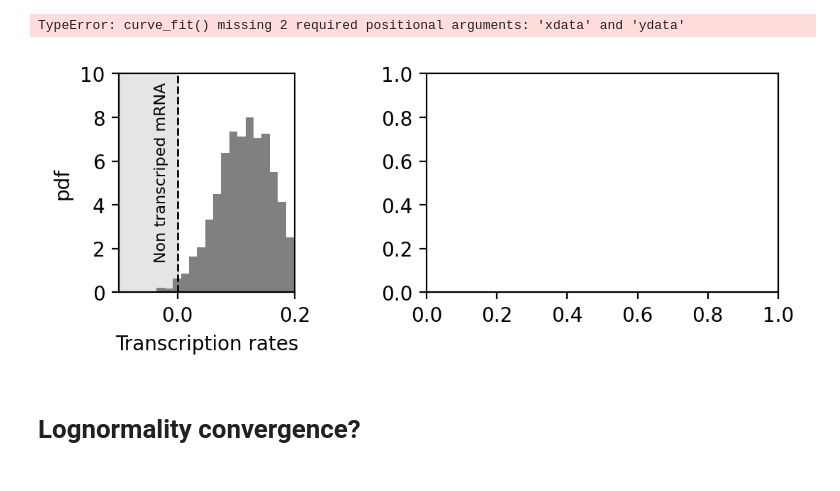
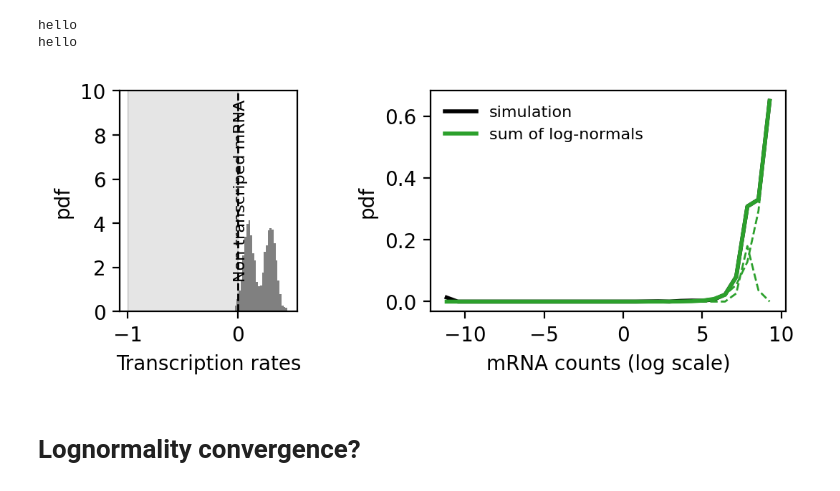
Before and after one commit to janko-petkovic/drawer, a Jupyter notebook: notebooks/proteins.ipynb, the cells around one changed output. Saved outputs shown, nothing was run; the diff lists cells and outputs as text; code cells hidden in the pictures.

```diff
--- a/notebooks/proteins.ipynb
+++ b/notebooks/proteins.ipynb
@@ -13,8 +13,8 @@ def spawn_and_decay(rng, rates, decay_rates):
 
     x = np.zeros_like(rates)
 
-    dt = 1e-2
-    t_steps = 1000
+    dt = 1e-3
+    t_steps = 50000
 
     new_x = rng.uniform(0,1,size=(t_steps, len(x))) < rates.repeat(t_steps).reshape(-1,t_steps).T
 
@@ -28,9 +28,7 @@ class SOG():
     n_components: int
 
     def __post_init__(self):
-        self.components = [
-            self._normal_component for i in range(self.n_components)
-        ]
+        self.components = [self._normal_component for i in range(self.n_components)]
         self.optimized_ps = None
         self.n_bins = None
 
@@ -56,7 +54,7 @@ class SOG():
         vals, bins = np.histogram(data, bins=n_bins, density=True)
         bins = (bins[1:] + bins[:-1])/2
 
-        res = curve_fit(self._residual, x0 = p0.flatten(), args=(bins, vals))
+        res = least_squares(self._residual, x0 = p0.flatten(), args=(bins, vals))
 
         self.optimized_ps = res.x.reshape(self.n_components,-1)
 
@@ -89,10 +87,13 @@ class SOG():
         ax.set_xlabel('mRNA counts (log scale)')
         ax.set_ylabel('pdf')
 # %%
-rates = rng.normal(size=3000)*5e-2 + 1.2e-1
+rates = rng.normal(size=3000)*5e-2 + 1e-1
 # rates = rng.lognormal(1, 0.5, size=3000)/50 - 1.5e-2
-decay_rates = rng.normal(size=3000)*1e-4 + 1.2e-3
-decay_rates = np.ones(3000)*1.5e-3
+
+rates[1500:] += 2e-1
+
+# decay_rates = rng.normal(size=3000)*1e-3 + 1.2e-2
+decay_rates = np.ones(3000)*2e-2
 
 countss = spawn_and_decay(rng, rates, decay_rates)
 countss += 1e-5
@@ -100,40 +101,44 @@ countss += 1e-5
 fig, axs = plt.subplots(
     1,2,
     width_ratios = (1,2),
     figsize=(6,2),
     dpi=200,
 )
 fig.subplots_adjust(wspace=0.5)
 
 ax = axs[0]
 ax.hist(rates, bins=30, density=True, color='gray')
 ax.set_xlabel('Transcription rates')
 ax.set_ylabel('pdf')
 
 ax.axvline(x=0, linestyle='--', linewidth=1, color='black')
 ax.text(-0.04,1.5,'Non transcriped mRNA', rotation=90, fontsize=8)
 ax.fill_between((-1,0),(0,0),(15,15), color='gray', alpha=0.2)
-ax.set_xlim(-0.1,0.2)
+# ax.set_xlim(-0.1,0.2)
 ax.set_ylim(0,10)
 
 
 ax = axs[1]
-model = SOG(n_components=1)
+model = SOG(n_components=2)
+
+# ax.hist(np.log(countss), bins=300);
+# ax.set_xlim(0,6)
 model.fit(
     np.log(countss),
     30,
     np.array((
-        (-1,100,1),
-        (-1,-100,-1),
+        (-1,7,-1),
+        (-1,8,-1),
     ))
 )
 
-model.plot(ax, countss)
+model.plot(ax, np.log(countss))
 
 # ax.hist(countss, bins=30)
 # %% [output]
-TypeError: curve_fit() missing 2 required positional arguments: 'xdata' and 'ydata'
+hello
+hello
-[figure, old version]
+[figure, new version]
 # %% [markdown]
 # Lognormality convergence?
 # %%
```
Also changed, not shown: 3 other files.
